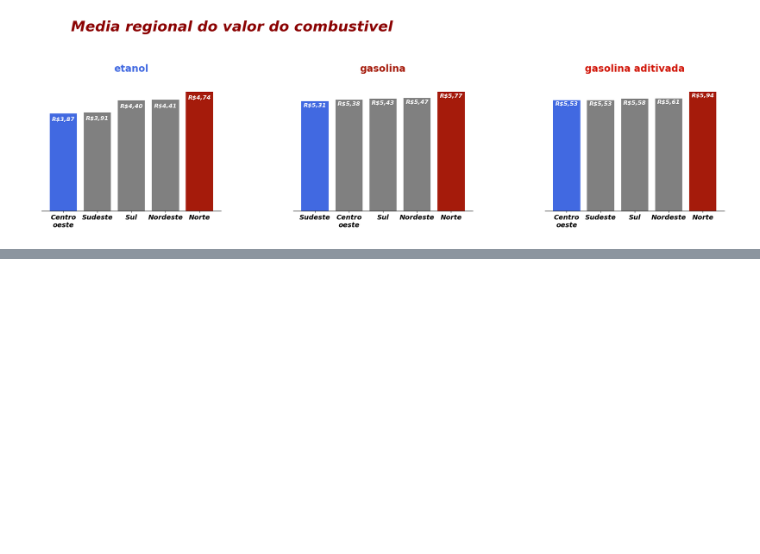
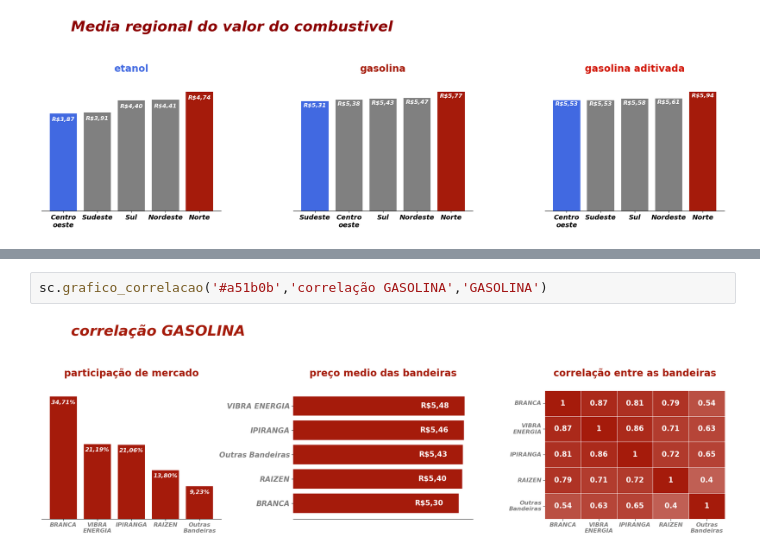
Before and after one commit to davidmidoria/analise_gasolina_etanol, a Jupyter notebook: teste.ipynb, the cells around one changed output, grey strips where cells are left out. Drawn from its saved outputs; the diff is of its cells as text; blank space fills up the shorter version.

```diff
--- a/teste.ipynb
+++ b/teste.ipynb
@@ -38,0 +47,4 @@ sc.correlacao_combustivel()
+# %%
+sc.grafico_correlacao('#a51b0b','correlação GASOLINA','GASOLINA')
+# %% [output]
+[figure, added]
```
Also changed, not shown: parts of 4 cells of this notebook, 3 other files.
